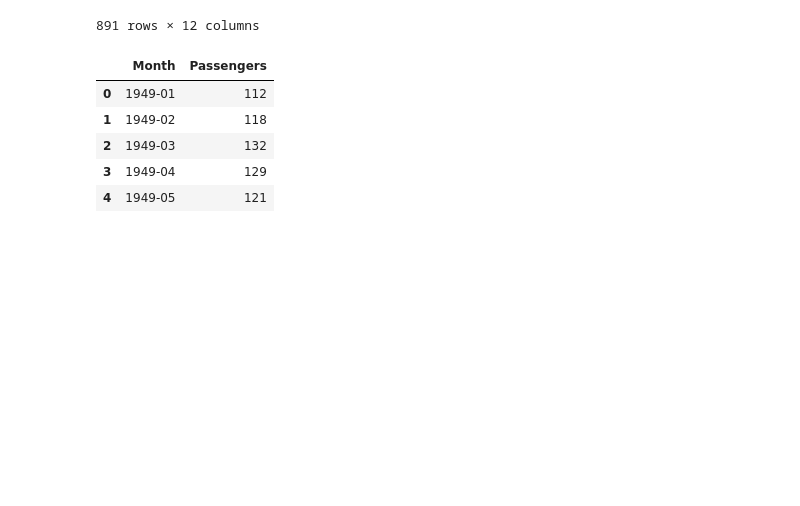
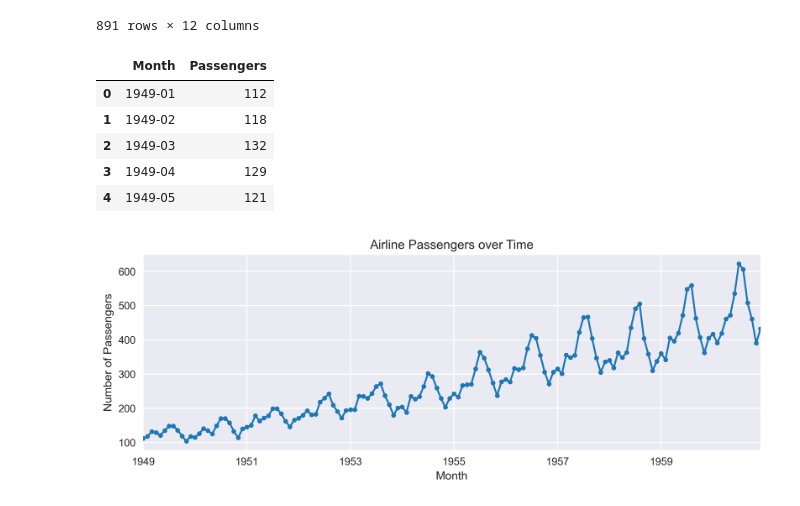
Before and after one commit to omdgit/Plotly-Dashboards-with-Dash, a Jupyter notebook: 1-03-LineCharts/line_plot.ipynb, the cells around one changed output. Saved outputs shown, nothing was run; the diff lists cells and outputs as text; code cells hidden in the pictures; blank space fills up the shorter version.

```diff
--- a/1-03-LineCharts/line_plot.ipynb
+++ b/1-03-LineCharts/line_plot.ipynb
@@ -103,3 +110,19 @@ layout = go.Layout(title='Airline Passengers over Time',
 
 fig = go.Figure(data=data, layout=layout)
 fig.show()
+# %%
+import matplotlib.pyplot as plt
+
+# df_air_passengers.index = pd.to_datetime(df_air_passengers['Month'])
+plt.style.use('seaborn-v0_8')
+plt.figure(dpi=300)
+
+df_air_passengers['Passengers'].plot(marker='o', ms=4.5 ,figsize=(9, 3.5),
+                                     color='#1f77b4',
+                                     title='Airline Passengers over Time')
+plt.xlabel('Month')
+plt.ylabel('Number of Passengers')
+plt.tight_layout()
+plt.show()
+# %% [output]
+[figure, added]
```
Also changed, not shown: parts of 5 cells of this notebook, 9 other files.
